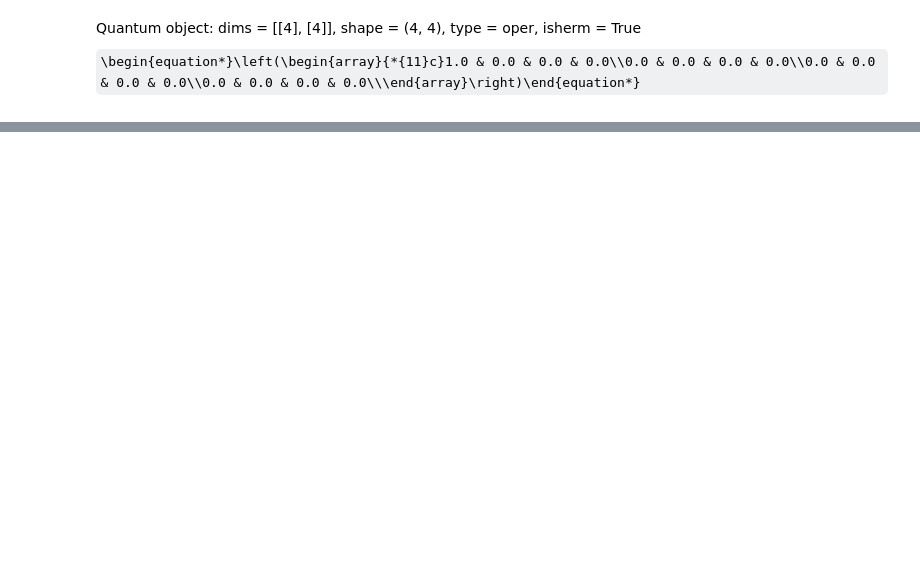
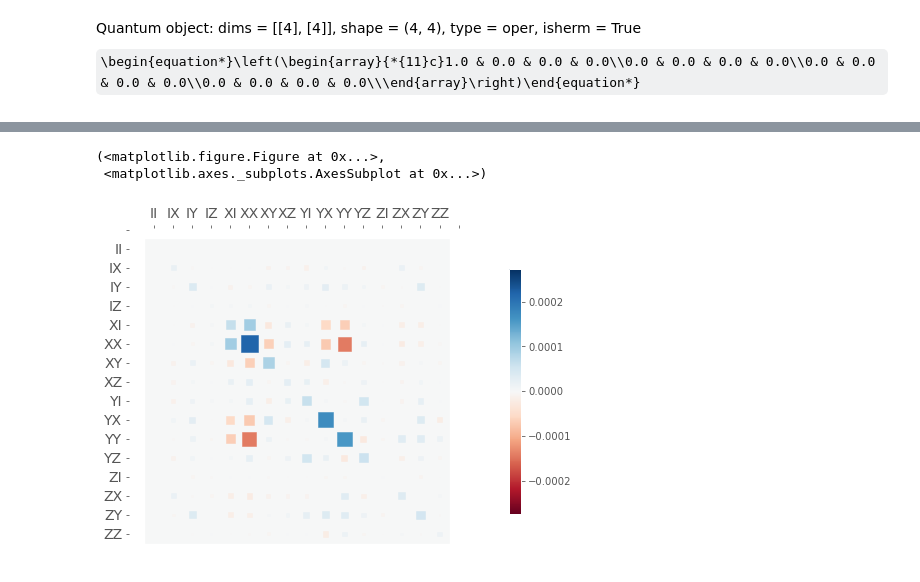
Before and after one commit to jamescolless/Bayesian_Tomography, a Jupyter notebook: two-qubit-state-tomo.ipynb, the cells around one changed output, grey strips where cells are left out. Saved outputs shown, nothing was run; the diff lists cells and outputs as text; code cells hidden in the pictures; some formulas as TeX source; blank space fills up the shorter version.

```diff
--- a/two-qubit-state-tomo.ipynb
+++ b/two-qubit-state-tomo.ipynb
@@ -513,21 +423,0 @@ ipp
-# %%
-# from IPython.parallel import serialize
-import dill
-import dill as pkl
-
-rc = ipp.Client()
-
-# print(rc.ids)
-dview = rc[:]
-
-# dview.use_dill()
-parallel_model = qi.DirectViewParallelizedModel(model, dview, purge_client=False, serial_threshold=None)
-
-basis = qi.tomography.pauli_basis(2)
-model = qi.BinomialModel(qi.tomography.TomographyModel(basis))
-
-
-prior = qi.tomography.GinibreDistribution(basis)
-
-ipyparallel.serialize
-dill
@@ -536,10 +423,0 @@ dill
-# %%
-# updater = qi.SMCUpdater(model, 10000, prior)
-updater = qi.SMCUpdater(parallel_model, 10000, prior)
-
-for batch in range(number_of_batches):
-    i=0
-    for experiment in expparams[:, np.newaxis]:
-        datum=np.round(exp_data[i]/number_of_batches)
-        updater.update(datum, experiment)
-        i+=1
@@ -634,0 +424,4 @@ plt.plot((GS_2[0:32]))
+# %%
+cov_superop=basis.covariance_mtx_to_superop(updater.est_covariance_mtx())
+display(qt.to_choi(cov_superop))
+display(Latex(r"$\|\Sigma\rho\|_{{Tr}} = {:0.4f}$".format(cov_superop.norm('tr'))))
@@ -634,0 +447,6 @@ plt.plot((GS_2[0:32]))
+# %%
+display(qt.visualization.hinton(cov_superop))
+# %% [output]
+(<matplotlib.figure.Figure at 0x...>,
+ <matplotlib.axes._subplots.AxesSubplot at 0x...>)
+[figure, added]
```
Also changed, not shown: parts of 56 cells of this notebook, 12 other files.
